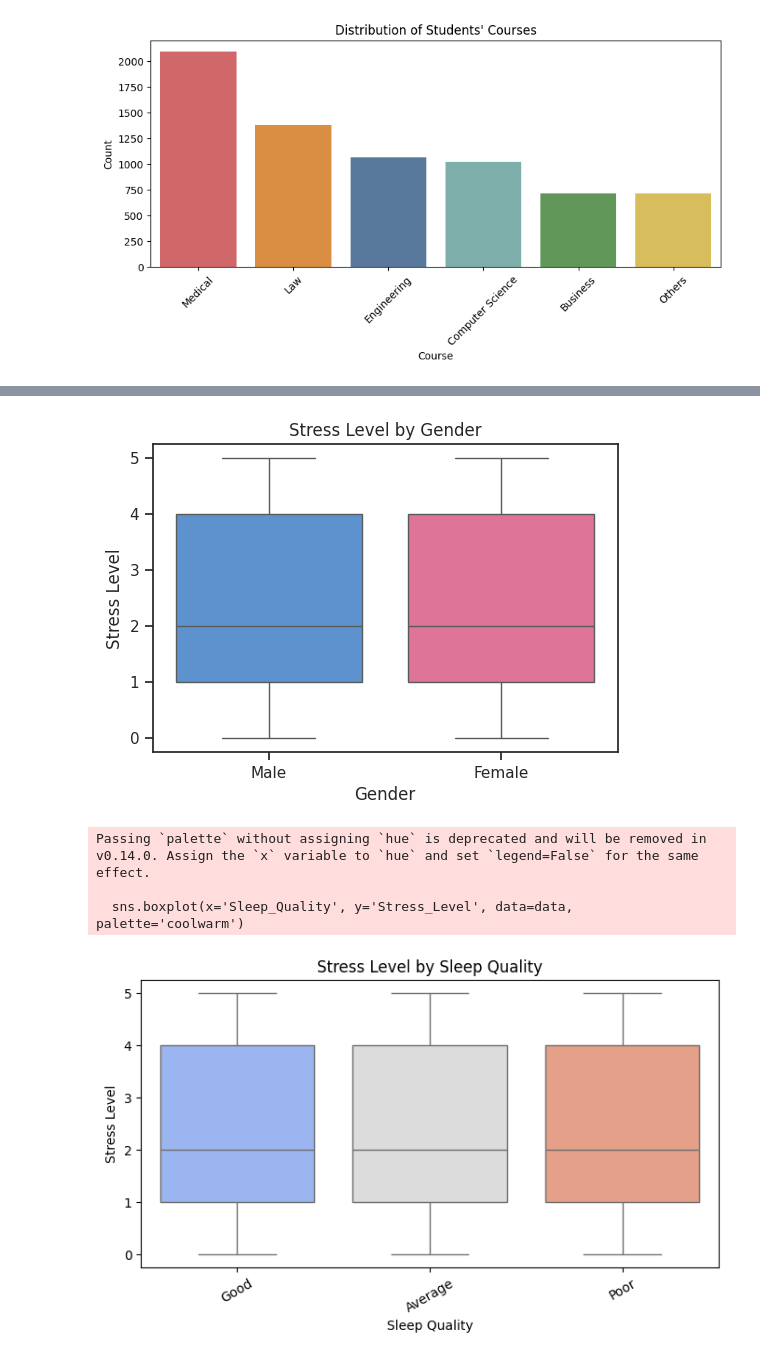
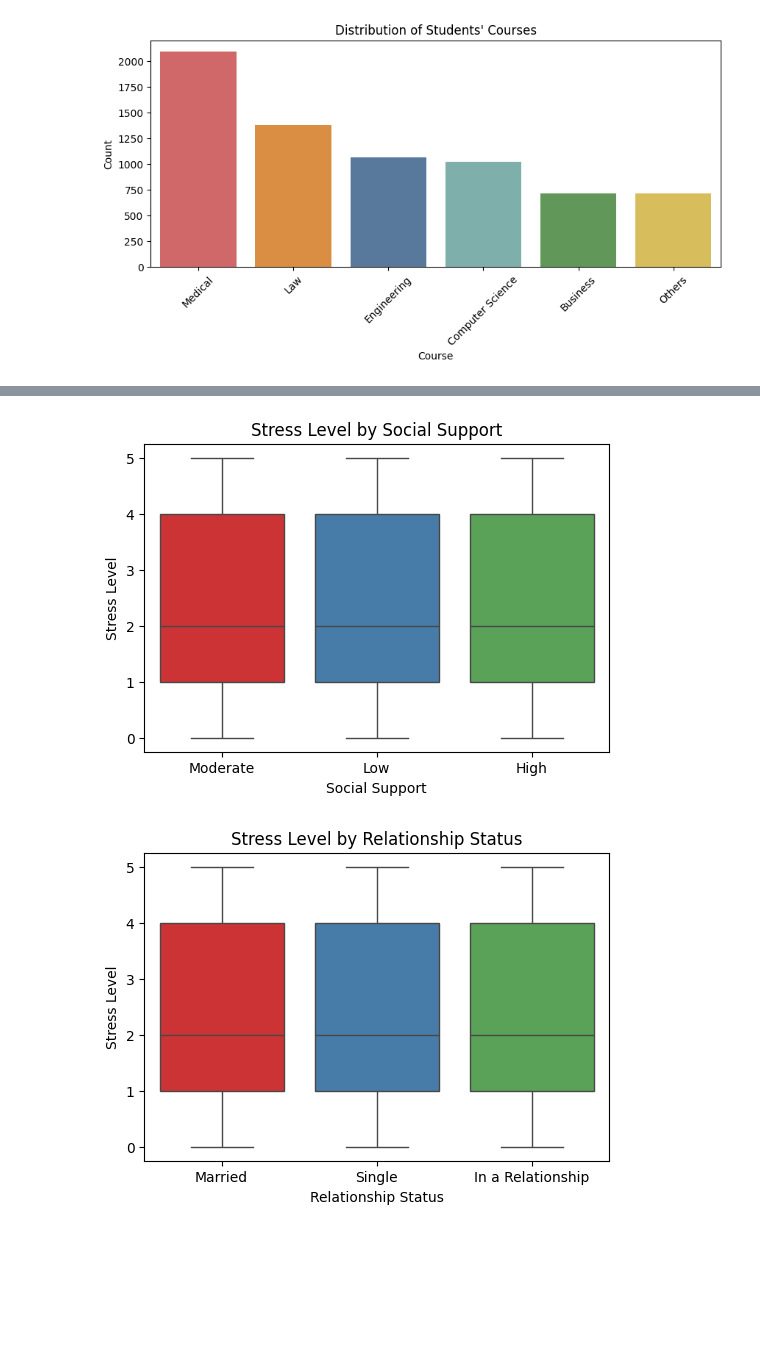
Before and after one commit to Emilianaalia/capstone-project-hacktiv8, a Jupyter notebook: capstone-notebook.ipynb, the cells around one changed output, grey strips where cells are left out. Drawn from its saved outputs; the diff is of its cells as text; code cells hidden in the pictures; blank space fills up the shorter version.

```diff
--- a/capstone-notebook.ipynb
+++ b/capstone-notebook.ipynb
@@ -37,3 +54,5 @@ data.head()
 data = data.dropna()
 data['CGPA'].fillna(data['CGPA'].mean(), inplace=True)
 data['Substance_Use'].fillna('Unknown', inplace=True);
+data.dropna(inplace=True)
+print(data.isnull().sum())  # semua kolom harus 0
@@ -40,5 +88,0 @@ data['Substance_Use'].fillna('Unknown', inplace=True);
-# %%
-data = data.dropna()
-
-data['CGPA'] = data['CGPA'].fillna(data['CGPA'].mean())
-data['Substance_Use'] = data['Substance_Use'].fillna('Unknown')
@@ -130,23 +236,33 @@ plt.show()
 # %%
-plt.figure(figsize=(6,4))
-sns.boxplot(x='Gender', y='Stress_Level', data=data, hue='Gender', palette={'Male': '#4A90E2', 'Female': '#F06292'}, legend=False)
-plt.title('Stress Level by Gender')
-plt.xlabel('Gender')
+plt.figure(figsize=(6, 4))
+sns.boxplot(
+    x='Social_Support',
+    y='Stress_Level',
+    hue='Social_Support',
+    data=data,
+    palette='Set1',
+    legend=False
+)
+plt.title('Stress Level by Social Support')
+plt.xlabel('Social Support')
 plt.ylabel('Stress Level')
 plt.show()
 # %% [output]
-[figure, old version]
+[figure, new version]
 # %%
-plt.figure(figsize=(8,4))
-sns.boxplot(x='Sleep_Quality', y='Stress_Level', data=data, palette='coolwarm')
-plt.title('Stress Level by Sleep Quality')
-plt.xlabel('Sleep Quality')
+plt.figure(figsize=(6, 4))
+sns.boxplot(
+    x='Relationship_Status',
+    y='Stress_Level',
+    hue='Relationship_Status',
+    data=data,
+    palette='Set1',
+    legend=False
+)
+plt.title('Stress Level by Relationship Status')
+plt.xlabel('Relationship Status')
 plt.ylabel('Stress Level')
-plt.xticks(rotation=30)
 plt.show()
 # %% [output]
-Passing `palette` without assigning `hue` is deprecated and will be removed in v0.14.0. Assign the `x` variable to `hue` and set `legend=False` for the same effect.
-
-  sns.boxplot(x='Sleep_Quality', y='Stress_Level', data=data, palette='coolwarm')
-[figure, old version]
+[figure, new version]
 # %%
```
Also changed, not shown: parts of 22 cells of this notebook.
